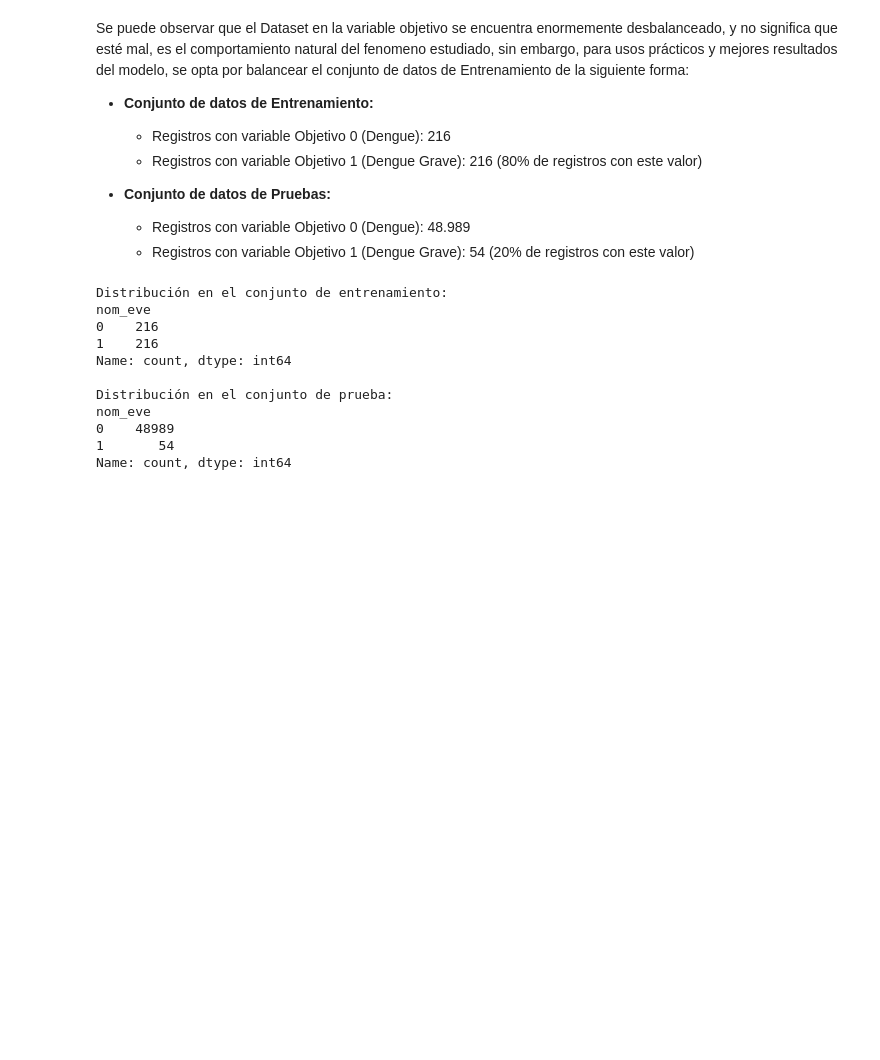
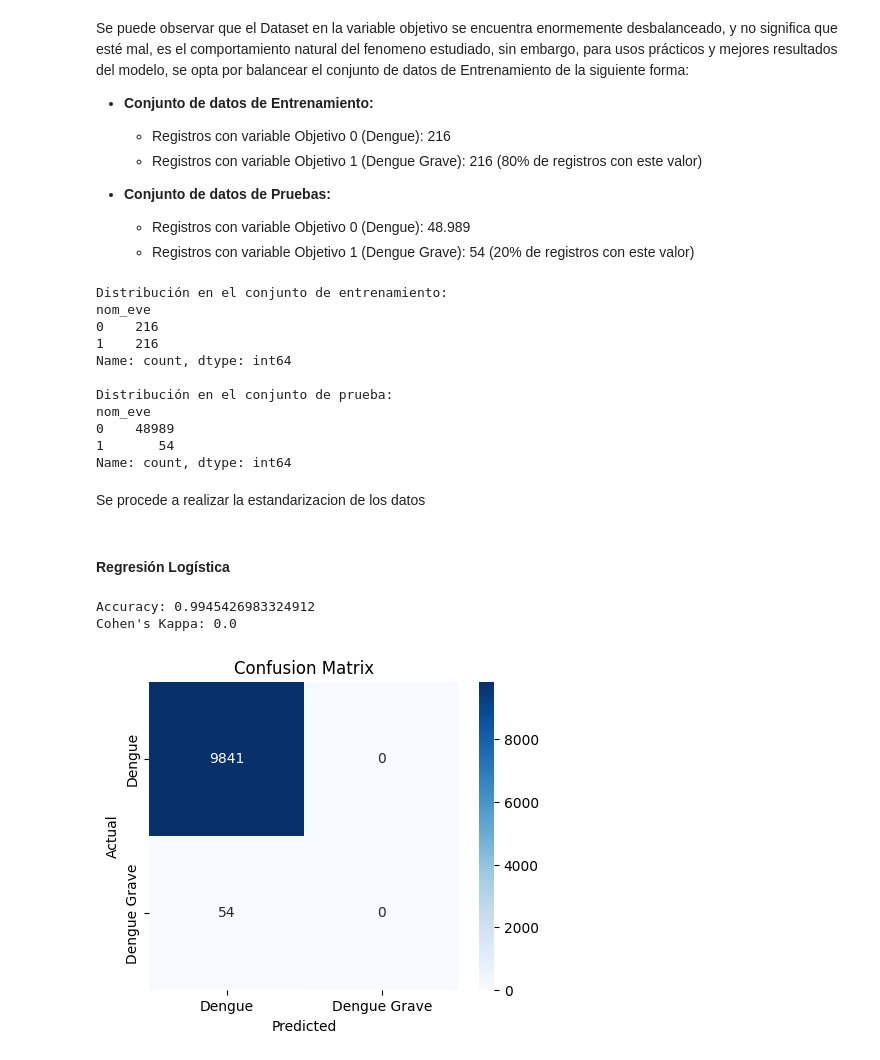
Before and after one commit to ngarciap/Analisis_Cuantitativo, a Jupyter notebook: Taller_3_Punto4.ipynb, the cells around one changed output. Drawn from its saved outputs; the diff is of its cells as text; code cells hidden in the pictures; blank space fills up the shorter version.

```diff
--- a/Taller_3_Punto4.ipynb
+++ b/Taller_3_Punto4.ipynb
@@ -216,3 +218,47 @@ nom_eve
 0    48989
 1       54
 Name: count, dtype: int64
+# %%
+# Opción 2: Dividir los datos en entrenamiento y prueba usando train_test_split
+from sklearn.model_selection import train_test_split
+X_train, X_test, y_train, y_test = train_test_split(df1.drop(columns=['nom_eve']), df1['nom_eve'], test_size=0.2, random_state=42, stratify=df1['nom_eve'])
+# %% [markdown]
+Se procede a realizar la estandarizacion de los datos
+# %%
+scaler = StandardScaler()
+
+# Ajustar y transformar los datos de entrenamiento y prueba
+X_train_scaled = scaler.fit_transform(X_train)
+X_test_scaled = scaler.transform(X_test)
+# %% [markdown]
+#### **Regresión Logística**
+# %%
+import seaborn as sns
+import numpy as np
+from sklearn.linear_model import LogisticRegressionCV
+from sklearn.linear_model import LogisticRegression
+from sklearn.metrics import cohen_kappa_score
+from sklearn.metrics import confusion_matrix, accuracy_score
+
+# Crear el modelo de regresión logística
+logisticModel = LogisticRegression(penalty = None, l1_ratio=None, random_state=42)
+logisticModel.fit(X_train_scaled, y_train)
+
+# Predecir en el conjunto de prueba
+y_hat = logisticModel.predict(X_test_scaled)
+
+print(f"Accuracy: {accuracy_score(y_test, y_hat)}")
+print(f"Cohen's Kappa: {cohen_kappa_score(y_test, y_hat)}")
+
+### Matriz de confusión
+conf_matrix = confusion_matrix(y_test, y_hat)
+plt.figure(figsize=(5, 4))
+sns.heatmap(conf_matrix, annot=True, fmt='d', cmap='Blues', xticklabels=['Dengue', 'Dengue Grave'], yticklabels=['Dengue', 'Dengue Grave'])
+plt.xlabel('Predicted')
+plt.ylabel('Actual')
+plt.title('Confusion Matrix')
+plt.show()
+# %% [output]
+Accuracy: 0.9945426983324912
+Cohen's Kappa: 0.0
+[figure, added]
```
Also changed, not shown: parts of 9 cells of this notebook, 1 other file.
